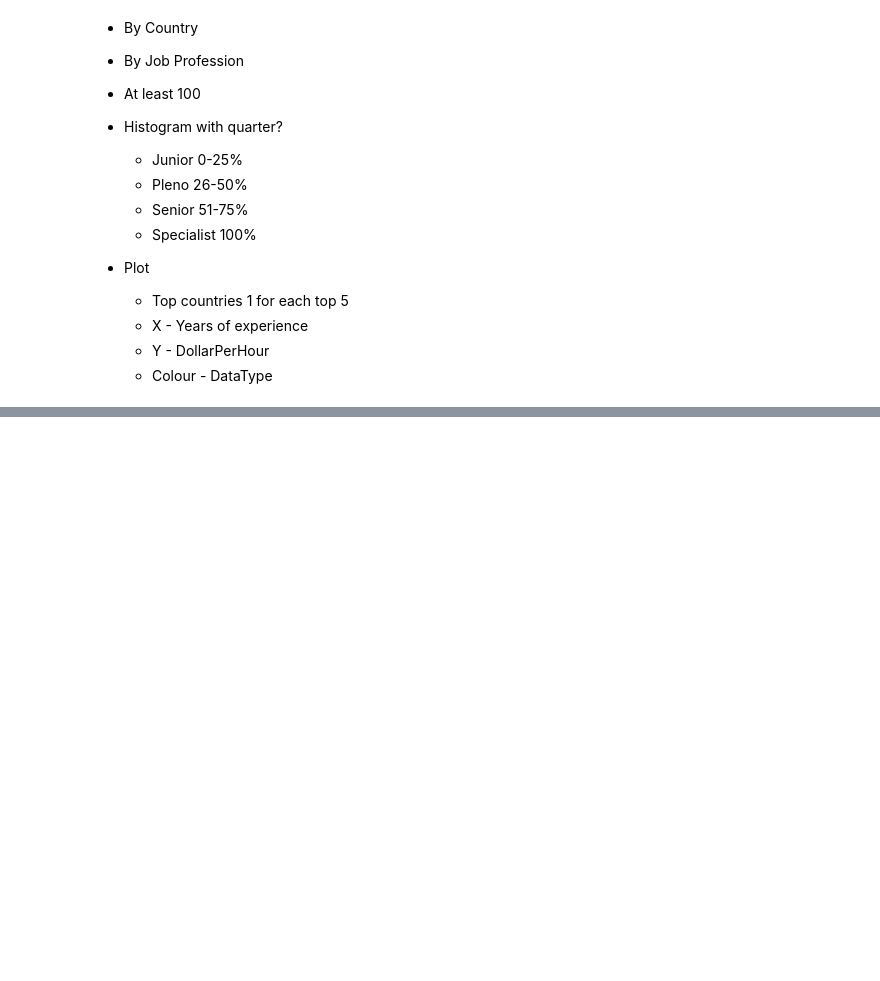
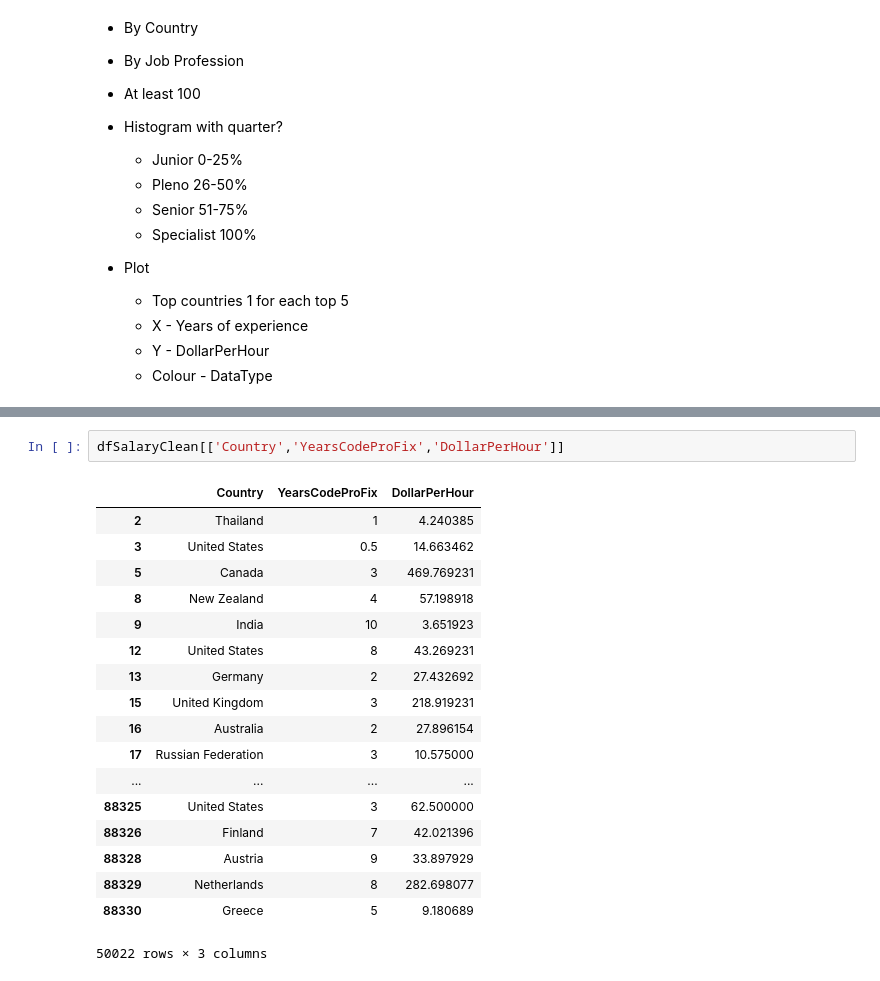
Before and after one commit to RenanVieiraDias/portfolio__data_science_articles, a Jupyter notebook: datasciencemedium.ipynb, the cells around one changed output, grey strips where cells are left out. Saved outputs shown, nothing was run; the diff lists cells and outputs as text; blank space fills up the shorter version.

```diff
--- a/datasciencemedium.ipynb
+++ b/datasciencemedium.ipynb
@@ -275,2 +358,23 @@ dfSalaryClean[['Country','YearsCodeProFix','DollarPerHour','datajobsCategoryMicr
+# %%
+dfSalaryClean[['Country','YearsCodeProFix','DollarPerHour']]
+# %% [output]
+|  | Country | YearsCodeProFix | DollarPerHour |
+| 2 | Thailand | 1 | 4.240385 |
+| 3 | United States | 0.5 | 14.663462 |
+| 5 | Canada | 3 | 469.769231 |
+| 8 | New Zealand | 4 | 57.198918 |
+| 9 | India | 10 | 3.651923 |
+| 12 | United States | 8 | 43.269231 |
+| 13 | Germany | 2 | 27.432692 |
+| 15 | United Kingdom | 3 | 218.919231 |
+| 16 | Australia | 2 | 27.896154 |
+| 17 | Russian Federation | 3 | 10.575000 |
+| ... | ... | ... | ... |
+| 88325 | United States | 3 | 62.500000 |
+| 88326 | Finland | 7 | 42.021396 |
+| 88328 | Austria | 9 | 33.897929 |
+| 88329 | Netherlands | 8 | 282.698077 |
+| 88330 | Greece | 5 | 9.180689 |
+50022 rows × 3 columns
 # %%
 dataJobsOutputs
```
Also changed, not shown: parts of 29 cells of this notebook.
